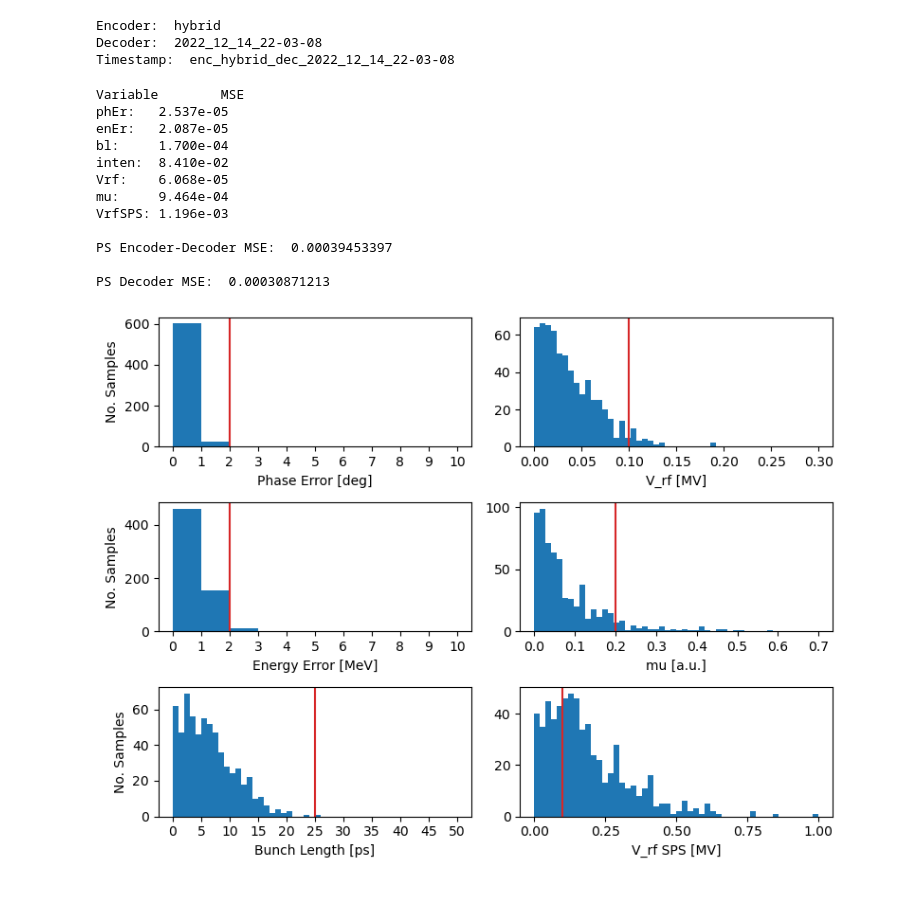
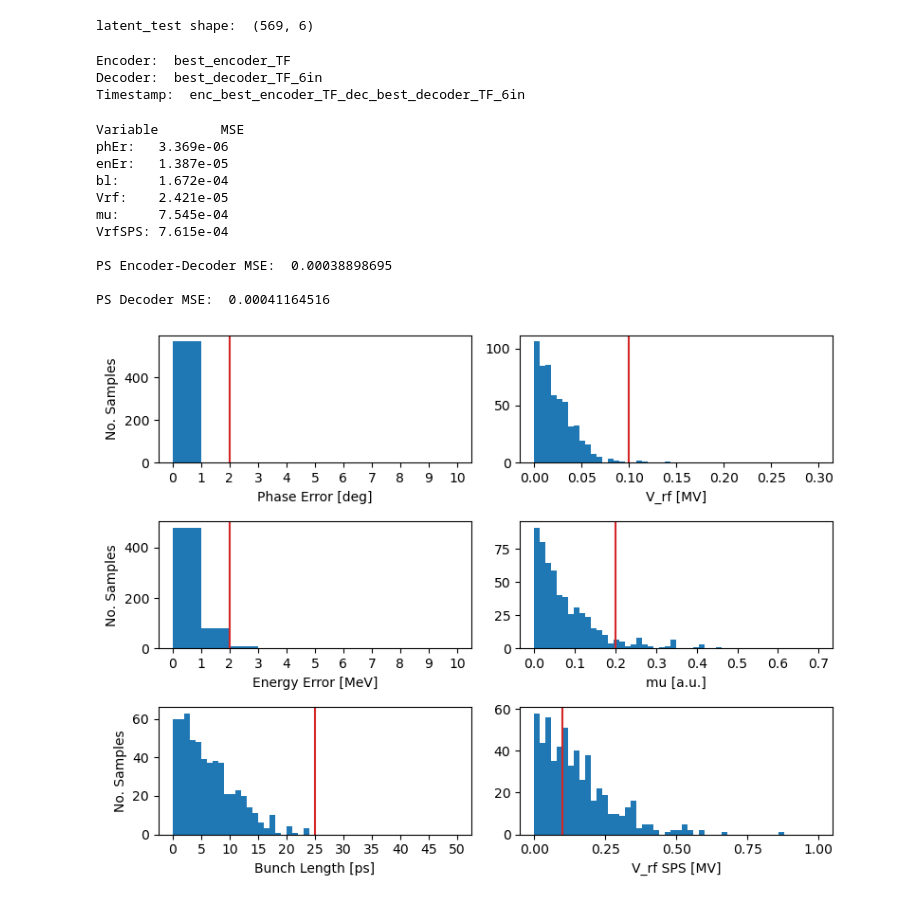
Before and after one commit to kiliakis/tomography_ML, a Jupyter notebook: evaluate_end_to_end.ipynb, the cells around one changed output. Cells and saved outputs as stored; diff of their text form; code cells hidden in the pictures.

```diff
--- a/evaluate_end_to_end.ipynb
+++ b/evaluate_end_to_end.ipynb
@@ -18,13 +18,14 @@ from utils import get_best_model_timestamp
 from utils import unnormalize_params, unnormalizeTurn
 from models import encoderDecoderModel
 
-# data_dir = '/eos/user/k/kiliakis/tomo_data/datasets_decoder_02-12-22'
-data_dir = './tomo_data/datasets_decoder_02-12-22'
+# data_dir = './tomo_data/datasets_decoder_02-12-22'
+data_dir = './tomo_data/datasets_decoder_TF_16-12-22'
+
 dataset_percent = 0.01
 normalization = 'minmax'
-var_names = ['phEr', 'enEr', 'bl',
-             'inten', 'Vrf', 'mu',
-             'VrfSPS']
+img_normalize = 'minmax'
+var_names = ['phEr', 'enEr', 'bl', 'inten', 'Vrf', 'mu', 'VrfSPS']
+loss_weights = [0, 1, 2, 4, 5, 6]
 # %%
 # Initialize parameters
 import time
@@ -41,7 +42,7 @@ file_names = sample_files(TESTING_PATH, dataset_percent)
 start_t = time.time()
 # read input, divide in features/ label, create tensors
 wf_test, turn_test, latent_test, ps_test = encdec_files_to_tensors(
-    file_names, normalization=normalization)
+    file_names, normalization=normalization, img_normalize=img_normalize)
 total_time = time.time() - start_t
 print(f'Elapsed time: {total_time:.3f}, Per file: {total_time/len(file_names):.3f}')
 # %% [output]
@@ -54,7 +50,16 @@ Elapsed time: 70.274, Per file: 0.112
+# %%
+# drop column from y_train, y_valid
+latent_test = tf.concat([tf.expand_dims(tf.gather(latent_test, i, axis=1), axis=1)
+                        for i in loss_weights], -1)
+print('latent_test shape: ', latent_test.shape)
+# %% [output]
+latent_test shape:  (569, 6)
 # %%
 # Models to load
 # enc_timestamp = get_best_model_timestamp('./trials', model='enc')
-enc_timestamp = 'hybrid'
+# enc_timestamp = 'hybrid'
+enc_timestamp = 'best_encoder_TF'
+
 
 print('Encoder: ', enc_timestamp)
 
@@ -63,7 +68,8 @@ enc_trial_dir = os.path.join('./trials/', enc_timestamp)
 enc_weights_dir = os.path.join(enc_trial_dir, 'weights')
 assert os.path.exists(enc_weights_dir)
 
-dec_timestamp = '2022_12_14_22-03-08'
+# dec_timestamp = '2022_12_14_22-03-08'
+dec_timestamp = 'best_decoder_TF_6in'
 print('Decoder: ', dec_timestamp)
 
 # Initialize directories
@@ -77,21 +83,20 @@ print('Timestamp: ', timestamp)
 plots_dir = os.path.join('./plots', 'end_to_end', timestamp)
 os.makedirs(plots_dir, exist_ok=True)
 
-encDec = encoderDecoderModel(enc_weights_dir, dec_weights_dir)
+encDec = encoderDecoderModel(enc_weights_dir, dec_weights_dir, loss_weights=loss_weights)
 # %% [output]
-Encoder:  hybrid
-Decoder:  2022_12_14_22-03-08
-Timestamp:  enc_hybrid_dec_2022_12_14_22-03-08
+Encoder:  best_encoder_TF
+Decoder:  best_decoder_TF_6in
+Timestamp:  enc_best_encoder_TF_dec_best_decoder_TF_6in
 # %%
 
 # Evaluate the model on the test and validation data
 latent_pred, ps_pred = encDec.predictPS(wf_test, turn_test)
-
 # Evaluate the latent space agreemet
 latent_mse = mean_squared_error(latent_test, latent_pred, multioutput='raw_values')
 print('Variable\tMSE')
-for name, mse in zip(var_names, latent_mse):
-    print(f'{name}:\t{mse:.3e}')
+for var_id, mse in zip(loss_weights, latent_mse):
+    print(f'{var_names[var_id]}:\t{mse:.3e}')
 
 # Evaluate the PS agreement
 ps_enc_dec_mse = np.mean((ps_test - ps_pred)**2, axis=0).reshape((128, 128))
@@ -103,32 +108,33 @@ ps_dec_mse = np.mean((ps_test - ps_dec_pred)**2, axis=0).reshape((128, 128))
 print('\nPS Decoder MSE: ', np.mean(ps_dec_mse))
 # %% [output]
 Variable        MSE
-phEr:   2.537e-05
-enEr:   2.087e-05
-bl:     1.700e-04
-inten:  8.410e-02
-Vrf:    6.068e-05
-mu:     9.464e-04
-VrfSPS: 1.196e-03
+phEr:   3.369e-06
+enEr:   1.387e-05
+bl:     1.672e-04
+Vrf:    2.421e-05
+mu:     7.545e-04
+VrfSPS: 7.615e-04
 
-PS Encoder-Decoder MSE:  0.00039453397
+PS Encoder-Decoder MSE:  0.00038898695
 
-PS Decoder MSE:  0.00030871213
+PS Decoder MSE:  0.00041164516
 # %%
 # Encoder, graphical evaluation
 
 # unormalized latent space
 latent_unnorm = unnormalize_params(
     latent_test[:, 0], latent_test[:, 1], latent_test[:, 2],
-    latent_test[:, 3], latent_test[:, 4], latent_test[:, 5],
-    latent_test[:, 6], normalization=normalization)
+    # latent_test[:, 3],
+    latent_test[:, 3], latent_test[:, 4],
+    latent_test[:, 5], normalization=normalization)
 latent_unnorm = np.array(latent_unnorm).T
 
 # unormalized predicted latent space
 latent_pred_unnorm = unnormalize_params(
     latent_pred[:, 0], latent_pred[:, 1], latent_pred[:, 2],
-    latent_pred[:, 3], latent_pred[:, 4], latent_pred[:, 5],
-    latent_pred[:, 6], normalization=normalization)
+    # latent_pred[:, 3],
+    latent_pred[:, 3], latent_pred[:, 4],
+    latent_pred[:, 5], normalization=normalization)
 latent_pred_unnorm = np.array(latent_pred_unnorm).T
 
 # absolute difference
@@ -148,38 +154,38 @@ plt.axvline(x=2, color='tab:red')
 plt.sca(axes[1][0])
 plt.hist(diffs[:, 1], bins=10, range=(0, 10))
 plt.xticks(np.arange(0, 10.5))
 plt.xlabel('Energy Error [MeV]')
 plt.ylabel('No. Samples')
 plt.axvline(x=2, color='tab:red')
 
 plt.sca(axes[2][0])
 plt.hist(diffs[:, 2]*1e12, bins=50, range=(0, 50))
 plt.xticks(np.arange(0, 50.5, 5))
 plt.xlabel('Bunch Length [ps]')
 plt.ylabel('No. Samples')
 plt.axvline(x=25, color='tab:red')
 
 plt.sca(axes[0][1])
-plt.hist(diffs[:, 4], bins=50, range=(0, 0.3))
+plt.hist(diffs[:, 3], bins=50, range=(0, 0.3))
 plt.xlabel('V_rf [MV]')
 plt.axvline(x=0.1, color='tab:red')
 
 plt.sca(axes[1][1])
-plt.hist(diffs[:, 5], bins=50, range=(0, 0.7))
+plt.hist(diffs[:, 4], bins=50, range=(0, 0.7))
 plt.xticks(np.arange(0, 0.71, 0.1))
 plt.xlabel('mu [a.u.]')
 plt.axvline(x=0.2, color='tab:red')
 
 plt.sca(axes[2][1])
-plt.hist(diffs[:, 6], bins=50, range=(0, 1))
+plt.hist(diffs[:, 5], bins=50, range=(0, 1))
 plt.xticks(np.arange(0, 1.1, 0.25))
 plt.xlabel('V_rf SPS [MV]')
 plt.axvline(x=0.1, color='tab:red')
 
 plt.tight_layout()
-plt.savefig(os.path.join(plots_dir, 'encoder_absError.jpg'), dpi=400)
+plt.savefig(os.path.join(plots_dir, f'encoder_absError.jpg'), dpi=400)
 # %% [output]
-[figure, old version]
+[figure, new version]
 # %%
 import bisect
 
```
Also changed, not shown: parts of 3 cells of this notebook, 4 other files.
